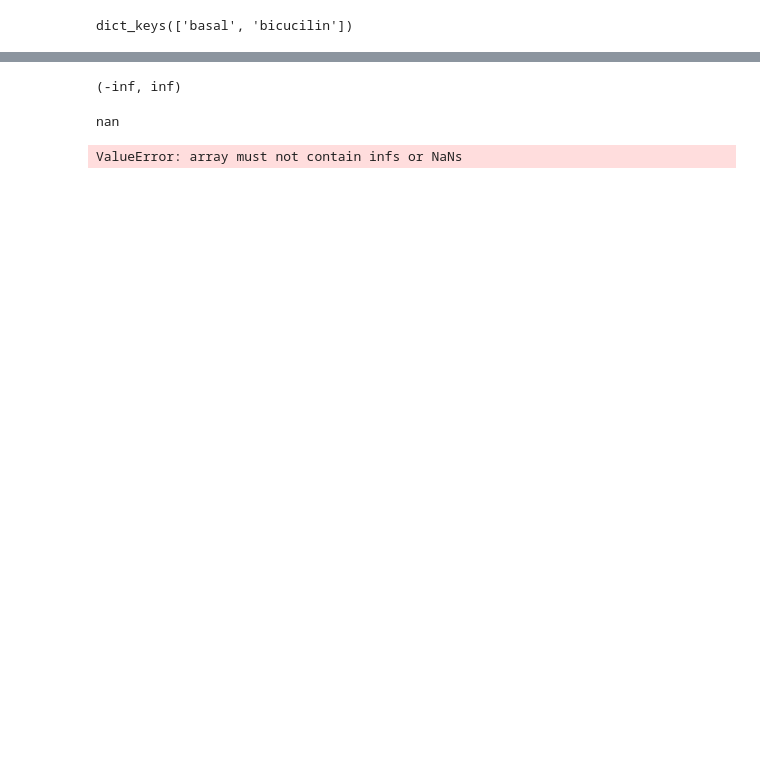
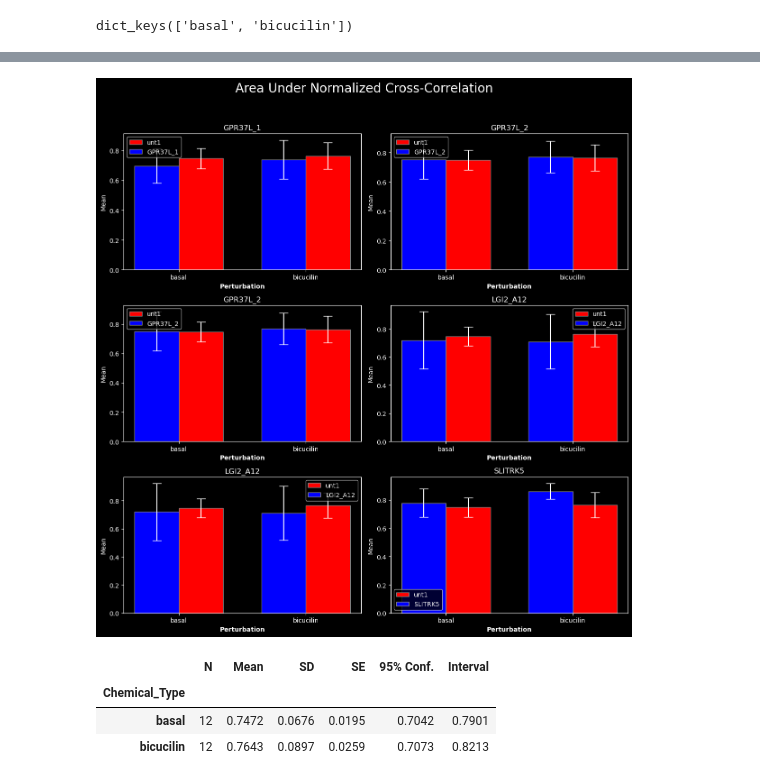
Before and after one commit to poojaparameswaran99/MEA_analysis, a Jupyter notebook: two_way_ANOVA_test.ipynb, the cells around one changed output, grey strips where cells are left out. Cells and saved outputs as stored; diff of their text form; code cells hidden in the pictures; blank space fills up the shorter version.

Commit message:
WOrking anova test

```diff
--- a/two_way_ANOVA_test.ipynb
+++ b/two_way_ANOVA_test.ipynb
@@ -280,27 +157,0 @@ ms_a
-# %%
-# F-ratio A
-f_a = ms_a/ms_w
-# F-ratio B
-f_b = ms_b/ms_w
-# F-ratio AxB
-f_axb = ms_axb/ms_w
-f_a, f_axb
-# %% [output]
-(-inf, inf)
-# %%
-p_a = stats.f.sf(f_a, degF_a, degF_w)
-p_b = stats.f.sf(f_b, degF_b, degF_w)
-p_axb = stats.f.sf(f_axb, degF_axb, degF_w)
-p_a
-# %% [output]
-nan
-# %%
-## two way anova test
-# model = ols("'GPR37L 1' ~ C(type) + unt1", data=TestParams_dict['Burst Duration - Avg (s)']).fit()
-genes = ['GPR37L_1', 'GPR37L_2', 'LGI2_A12', 'SLITRK5', 'THSD7_1', 'THSD7_2']
-
-formula = f'GPR37L_1 ~ C(Chemical_Type) + C(unt1) +C(Chemical_Type):C(unt1)'  # This formula specifies a two-way ANOVA model with interaction
-model = ols(formula, data=TestParams_dict['Burst Duration - Avg (s)']).fit()
-anova_table = sm.stats.anova_lm(model, typ=2)  # Type 2 ANOVA DataFrame
-# %% [output]
-ValueError: array must not contain infs or NaNs
@@ -306,0 +161,52 @@ ValueError: array must not contain infs or NaNs
+# %%
+def ensure_dirs_exists(path):
+    directory = os.path.dirname(path)  # Get the directory part of the file path
+    if not os.path.exists(directory):
+        os.makedirs(directory)
+    return
+# %%
+def calculate_ANOVA(testparameter, df):
+    cols=2
+    rows=int(np.ceil((len(df.columns)-3)/cols)) # 3 cols not mutation genes
+    bar_width=0.35
+    fig, axs = plt.subplots(rows, cols, figsize=(12,4*rows))
+    fig.suptitle(testparameter, fontsize=20, y=1.03)
+    for ri in range(rows):
+        for ci in range(cols):
+            ax = axs[ri, ci]
+            mut_gene = rp.summary_cont(df.iloc[:, ri+ci].groupby(df['Chemical_Type']))
+            unt1 = rp.summary_cont(df['unt1'].groupby(df['Chemical_Type']))
+            categories=mut_gene.index
+            r1 = range(len(mut_gene['Mean']))
+            r2 = [x + bar_width for x in r1]
+            ax.bar(r2, unt1['Mean'], color='red', yerr=unt1['SD'],
+                   capsize=7, width=bar_width, edgecolor='grey', ecolor='white', label='unt1')
+            ax.bar(r1, mut_gene['Mean'], color='blue', yerr=mut_gene['SD'],
+                   capsize=7, width=bar_width, edgecolor='grey', ecolor='white', label=df.columns[ri+ci])
+
+            ax.set_xlabel('Perturbation', fontweight='bold')
+            ax.set_xticks([r + bar_width/2 for r in range(len(mut_gene['Mean']))])
+            ax.set_xticklabels(categories)
+            ax.set_ylabel('Mean')
+            ax.set_title(df.columns[ri+ci])
+            ax.legend()
+
+    plt.tight_layout()
+    save_figfile = f"ANOVA_plots/{plate_type}_ANOVAtest/{testparameter}"
+    ensure_dirs_exists(save_figfile)
+    plt.savefig(save_figfile)
+    plt.show()
+
+
+calculate_ANOVA('Area Under Normalized Cross-Correlation', data)
+# %% [output]
+[figure, added]
+# %%
+mut_summary = rp.summary_cont(data['GPR37L_1'].groupby(data['Chemical_Type']))
+unt1 = rp.summary_cont(data['unt1'].groupby(data['Chemical_Type']))
+unt1
+# %% [output]
+|  | N | Mean | SD | SE | 95% Conf. | Interval |
+| Chemical_Type |  |  |  |  |  |  |
+| basal | 12 | 0.7472 | 0.0676 | 0.0195 | 0.7042 | 0.7901 |
+| bicucilin | 12 | 0.7643 | 0.0897 | 0.0259 | 0.7073 | 0.8213 |
```
Also changed, not shown: parts of 10 cells of this notebook.
